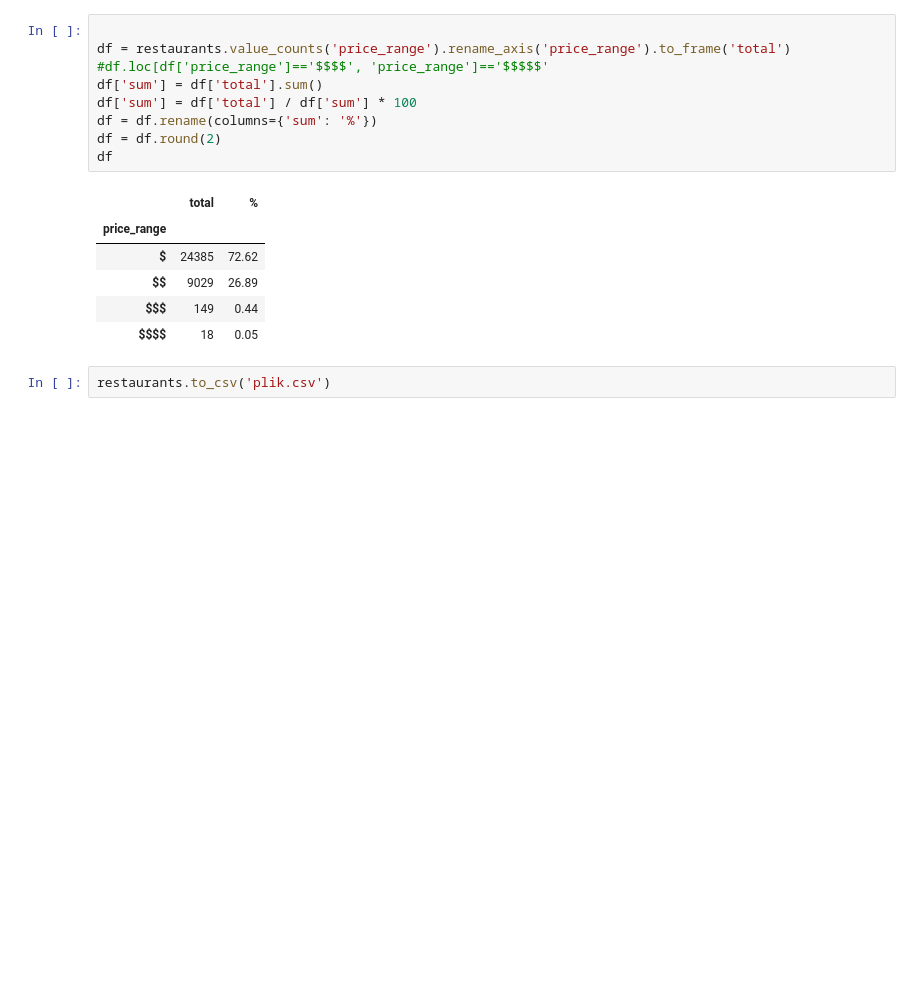
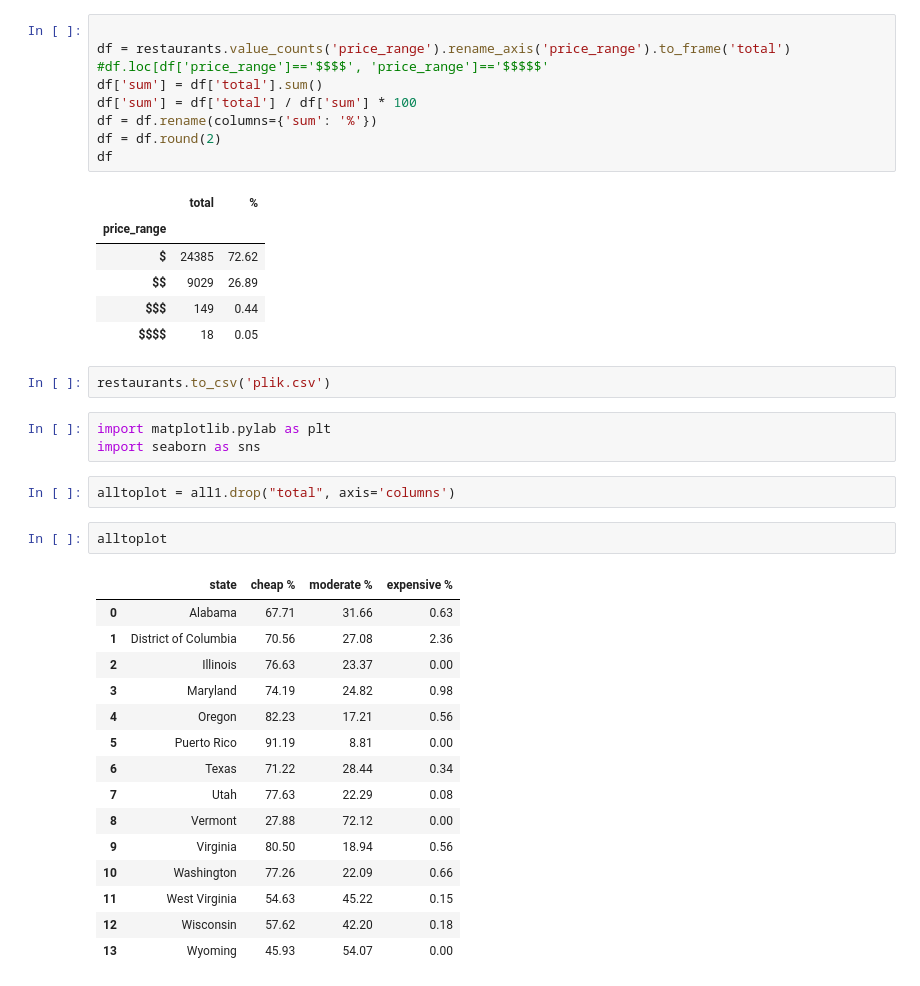
Before and after one commit to infoshareacademy/JDSZR11-DatA_Team, a Jupyter notebook: stany-ceny.ipynb, the cells around one changed output. Saved outputs shown, nothing was run; the diff lists cells and outputs as text; blank space fills up the shorter version.

```diff
--- a/stany-ceny.ipynb
+++ b/stany-ceny.ipynb
@@ -312,3 +314,26 @@ df
 | $$$$ | 18 | 0.05 |
 # %%
 restaurants.to_csv('plik.csv')
+# %%
+import matplotlib.pylab as plt
+import seaborn as sns
+# %%
+alltoplot = all1.drop("total", axis='columns')
+# %%
+alltoplot
+# %% [output]
+|  | state | cheap % | moderate % | expensive % |
+| 0 | Alabama | 67.71 | 31.66 | 0.63 |
+| 1 | District of Columbia | 70.56 | 27.08 | 2.36 |
+| 2 | Illinois | 76.63 | 23.37 | 0.00 |
+| 3 | Maryland | 74.19 | 24.82 | 0.98 |
+| 4 | Oregon | 82.23 | 17.21 | 0.56 |
+| 5 | Puerto Rico | 91.19 | 8.81 | 0.00 |
+| 6 | Texas | 71.22 | 28.44 | 0.34 |
+| 7 | Utah | 77.63 | 22.29 | 0.08 |
+| 8 | Vermont | 27.88 | 72.12 | 0.00 |
+| 9 | Virginia | 80.50 | 18.94 | 0.56 |
+| 10 | Washington | 77.26 | 22.09 | 0.66 |
+| 11 | West Virginia | 54.63 | 45.22 | 0.15 |
+| 12 | Wisconsin | 57.62 | 42.20 | 0.18 |
+| 13 | Wyoming | 45.93 | 54.07 | 0.00 |
```
Also changed, not shown: parts of 3 cells of this notebook.
